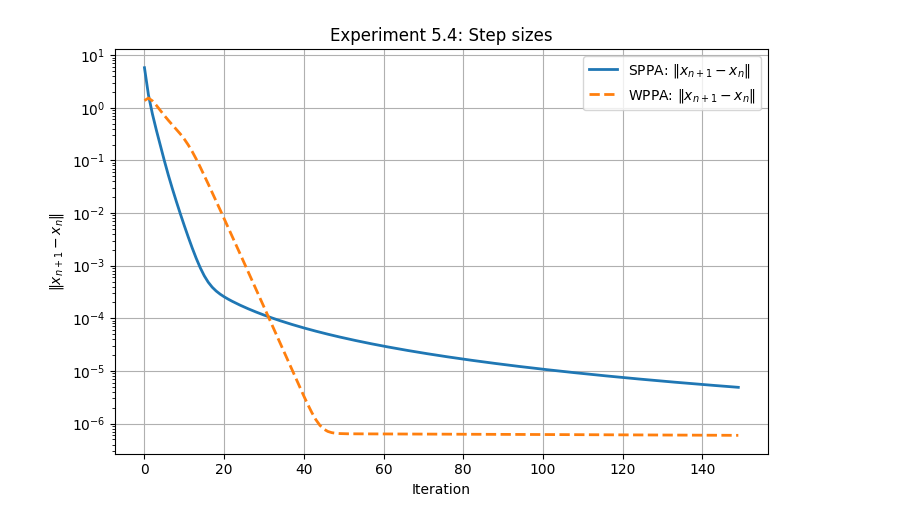
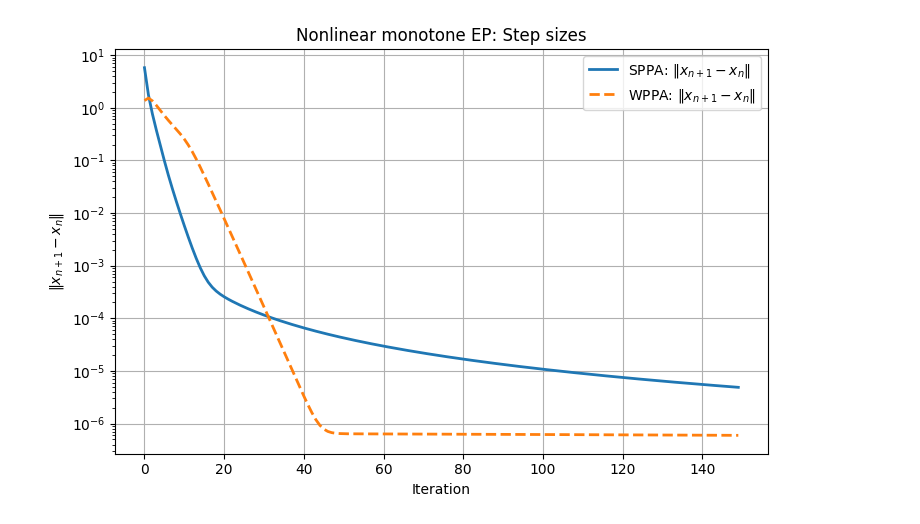
Before and after one commit to otitamario/sp-pa-gep, a Jupyter notebook: notebooks/Experiment_5_4.ipynb, the cells around one changed output. Saved outputs shown, nothing was run; the diff lists cells and outputs as text; code cells hidden in the pictures.

```diff
--- a/notebooks/Experiment_5_4.ipynb
+++ b/notebooks/Experiment_5_4.ipynb
@@ -167,15 +167,15 @@ plt.show()
 # %%
 # Plot norms ||x_{n+1}-x_n||
 plt.figure(figsize=(7.5,5))
 plt.semilogy(step_sppa, label=r"SPPA: $\|x_{n+1}-x_n\|$", linewidth=2)
 plt.semilogy(step_wppa, label=r"WPPA: $\|x_{n+1}-x_n\|$", linestyle="--", linewidth=2)
 plt.xlabel("Iteration")
 plt.ylabel(r"$\|x_{n+1}-x_n\|$")
-plt.title("Experiment 5.4: Step sizes")
+plt.title("Nonlinear monotone EP: Step sizes")
 plt.grid(True)
 plt.legend()
 plt.tight_layout()
 plt.savefig("figures/exp5_4_nonlinear_steps.png", dpi=300, bbox_inches="tight")
 plt.show()
 # %% [output]
-[figure, old version]
+[figure, new version]
```
Also changed, not shown: parts of 8 cells of this notebook.
